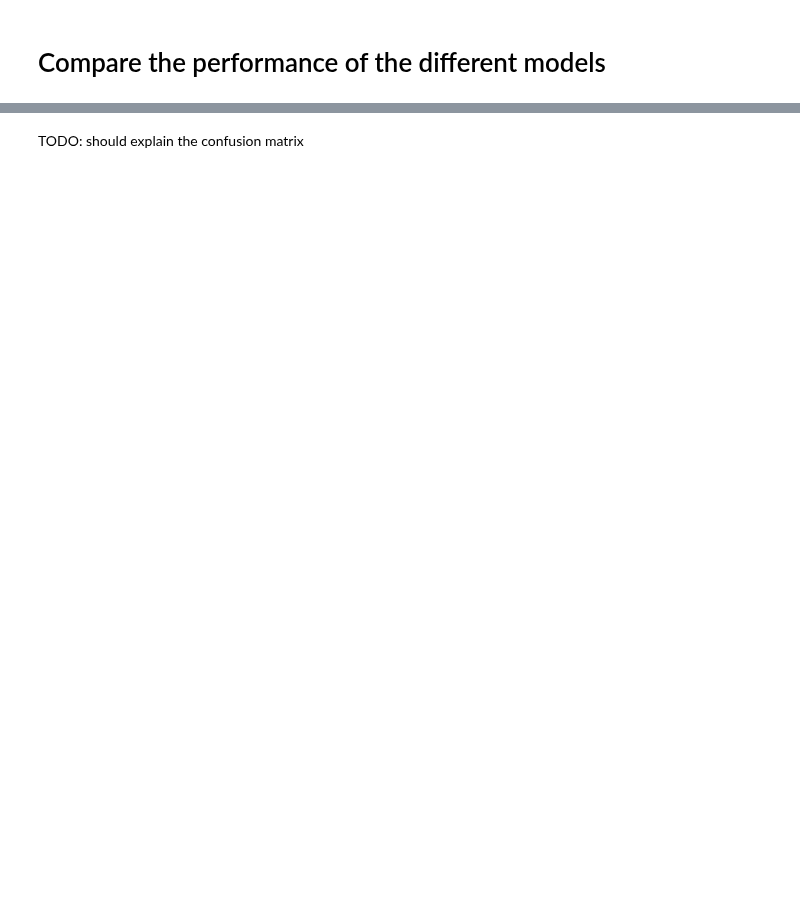
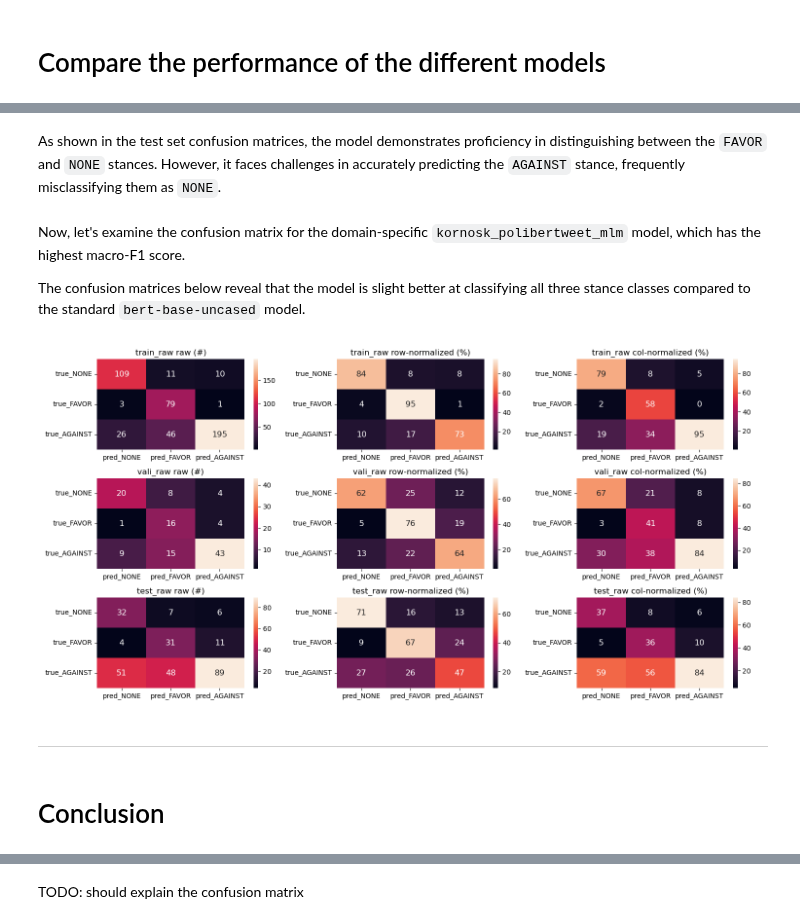
Before and after one commit to yunshiuan/prelim_stance_detection, a Jupyter notebook: bert-tuning_colab.ipynb, the cells around one changed output, grey strips where cells are left out. Drawn from its saved outputs; the diff is of its cells as text; code cells hidden in the pictures; blank space fills up the shorter version.

```diff
--- a/bert-tuning_colab.ipynb
+++ b/bert-tuning_colab.ipynb
@@ -861,0 +880,14 @@ df_hightlight_metrics[["version","set","f1_macro","f1_NONE","f1_FAVOR","f1_AGAIN
+# %% [markdown]
+As shown in the test set confusion matrices, the model demonstrates proficiency in distinguishing between the `FAVOR` and `NONE` stances. However, it faces challenges in accurately predicting the `AGAINST` stance, frequently misclassifying them as `NONE`.
+# %% [markdown]
+Now, let's examine the confusion matrix for the domain-specific `kornosk_polibertweet_mlm` model, which has the highest macro-F1 score.
+
+The confusion matrices below reveal that the model is slight better at classifying all three stance classes compared to the standard `bert-base-uncased` model.
+# %%
+display_resized_image_in_notebook(join(PATH_OUTPUT_ROOT,"summary","kornosk_polibertweet_mlm_comb_confusion_mat.png"))
+# %% [output]
+[figure, added]
+# %% [markdown]
+****
+# %% [markdown]
+# Conclusion
```
Also changed, not shown: parts of 30 cells of this notebook.
